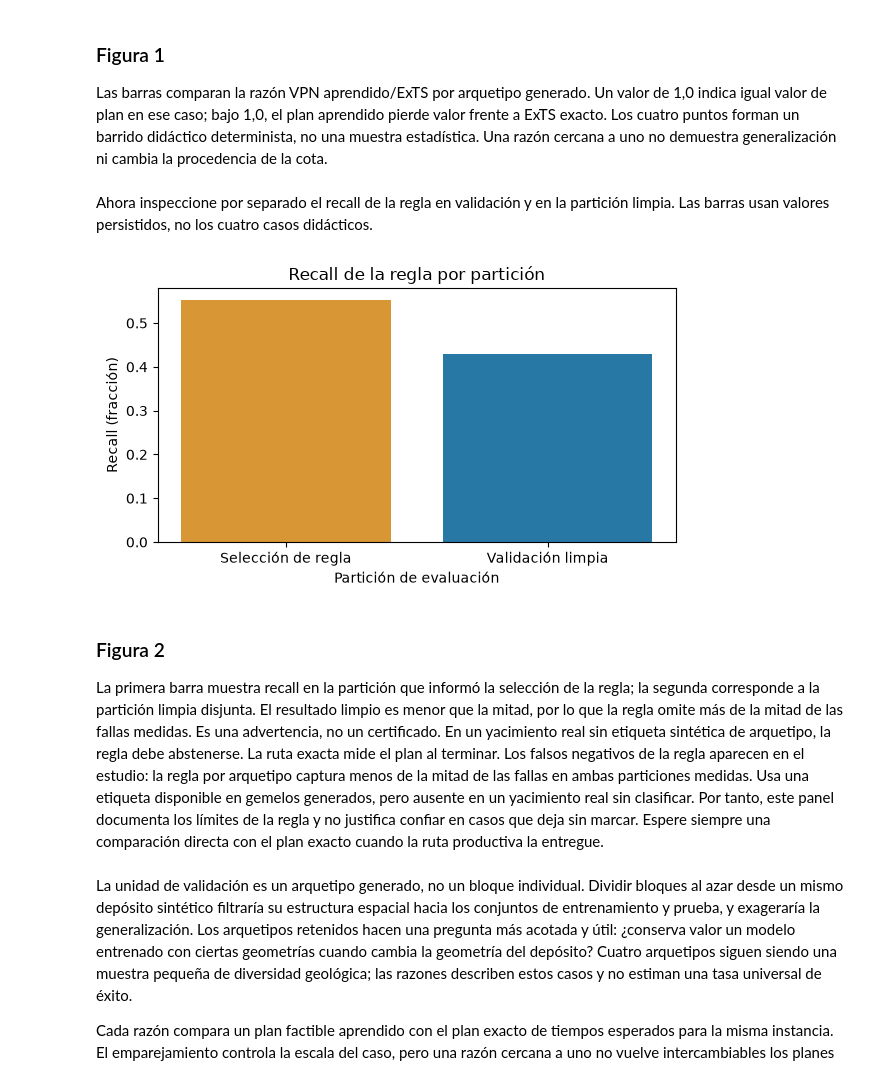
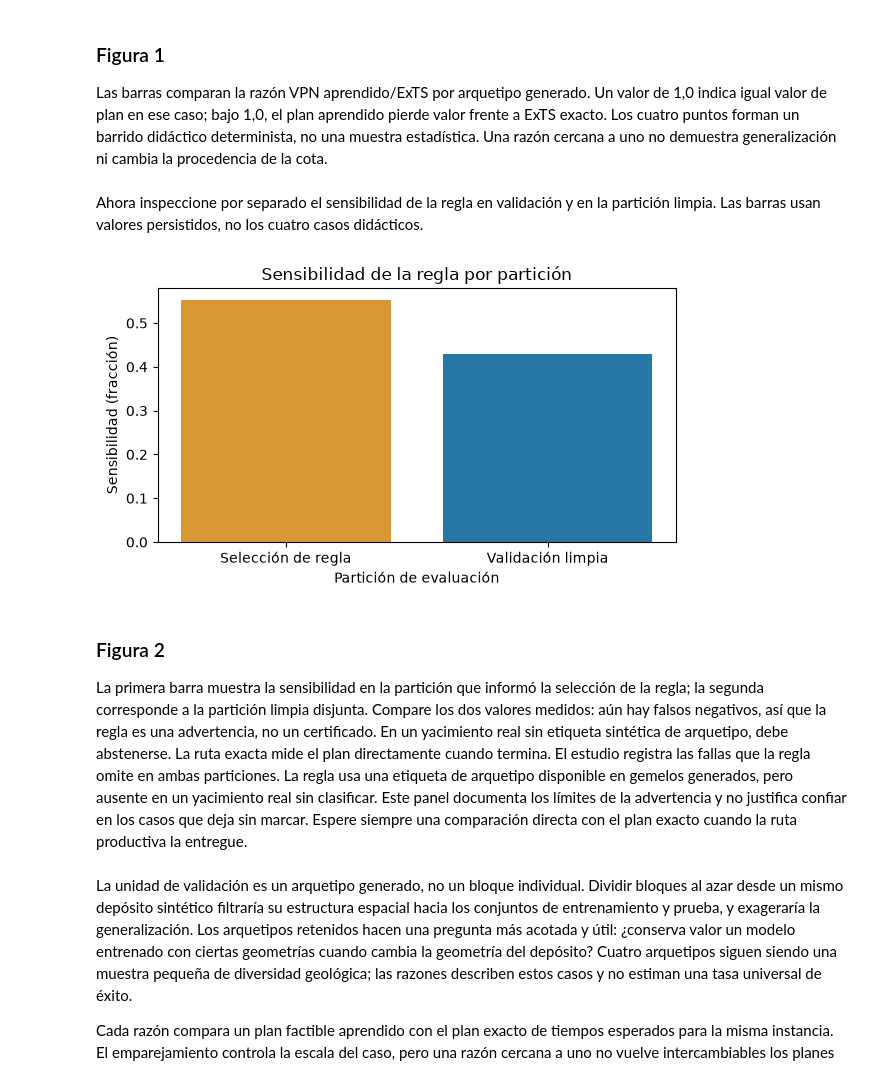
Before and after one commit to fsantibanezleal/CAOS_PhaseFlow, a Jupyter notebook: notebooks/es/04-learned-surrogates/02-cross-case-validation.ipynb, the cells around one changed output. Saved outputs shown, nothing was run; the diff lists cells and outputs as text; code cells hidden in the pictures.

```diff
--- a/notebooks/es/04-learned-surrogates/02-cross-case-validation.ipynb
+++ b/notebooks/es/04-learned-surrogates/02-cross-case-validation.ipynb
@@ -142,24 +142,24 @@ plt.show()
 
 Las barras comparan la razón VPN aprendido/ExTS por arquetipo generado. Un valor de 1,0 indica igual valor de plan en ese caso; bajo 1,0, el plan aprendido pierde valor frente a ExTS exacto. Los cuatro puntos forman un barrido didáctico determinista, no una muestra estadística. Una razón cercana a uno no demuestra generalización ni cambia la procedencia de la cota.
 # %% [markdown]
-Ahora inspeccione por separado el recall de la regla en validación y en la partición limpia. Las barras usan valores persistidos, no los cuatro casos didácticos.
+Ahora inspeccione por separado el sensibilidad de la regla en validación y en la partición limpia. Las barras usan valores persistidos, no los cuatro casos didácticos.
 # %%
-# Compare recall de selección con el de la partición limpia.
+# Compare la sensibilidad de la regla en la partición de selección con la de la partición limpia.
 fig, ax = plt.subplots(figsize=(6, 3.5))
 recalls = [report['expectedTime'].get('failure_rule_recall', 0), report['guard']['validation_recall']]
 ax.bar(['Selección de regla', 'Validación limpia'], recalls, color=['#d99635', '#2878a5'])
 ax.set(
-    title='Recall de la regla por partición',
-    xlabel='Partición de evaluación', ylabel='Recall (fracción)',
+    title='Sensibilidad de la regla por partición',
+    xlabel='Partición de evaluación', ylabel='Sensibilidad (fracción)',
 )
 fig.tight_layout()
 plt.show()
 # %% [output]
-[figure, old version]
+[figure, new version]
 # %% [markdown]
 ### Figura 2
 
-La primera barra muestra recall en la partición que informó la selección de la regla; la segunda corresponde a la partición limpia disjunta. El resultado limpio es menor que la mitad, por lo que la regla omite más de la mitad de las fallas medidas. Es una advertencia, no un certificado. En un yacimiento real sin etiqueta sintética de arquetipo, la regla debe abstenerse. La ruta exacta mide el plan al terminar. Los falsos negativos de la regla aparecen en el estudio: la regla por arquetipo captura menos de la mitad de las fallas en ambas particiones medidas. Usa una etiqueta disponible en gemelos generados, pero ausente en un yacimiento real sin clasificar. Por tanto, este panel documenta los límites de la regla y no justifica confiar en casos que deja sin marcar. Espere siempre una comparación directa con el plan exacto cuando la ruta productiva la entregue.
+La primera barra muestra la sensibilidad en la partición que informó la selección de la regla; la segunda corresponde a la partición limpia disjunta. Compare los dos valores medidos: aún hay falsos negativos, así que la regla es una advertencia, no un certificado. En un yacimiento real sin etiqueta sintética de arquetipo, debe abstenerse. La ruta exacta mide el plan directamente cuando termina. El estudio registra las fallas que la regla omite en ambas particiones. La regla usa una etiqueta de arquetipo disponible en gemelos generados, pero ausente en un yacimiento real sin clasificar. Este panel documenta los límites de la advertencia y no justifica confiar en los casos que deja sin marcar. Espere siempre una comparación directa con el plan exacto cuando la ruta productiva la entregue.
 # %% [markdown]
 La unidad de validación es un arquetipo generado, no un bloque individual. Dividir bloques al azar desde un mismo depósito sintético filtraría su estructura espacial hacia los conjuntos de entrenamiento y prueba, y exageraría la generalización. Los arquetipos retenidos hacen una pregunta más acotada y útil: ¿conserva valor un modelo entrenado con ciertas geometrías cuando cambia la geometría del depósito? Cuatro arquetipos siguen siendo una muestra pequeña de diversidad geológica; las razones describen estos casos y no estiman una tasa universal de éxito.
 
```
Also changed, not shown: parts of 8 cells of this notebook, 4 other files.
